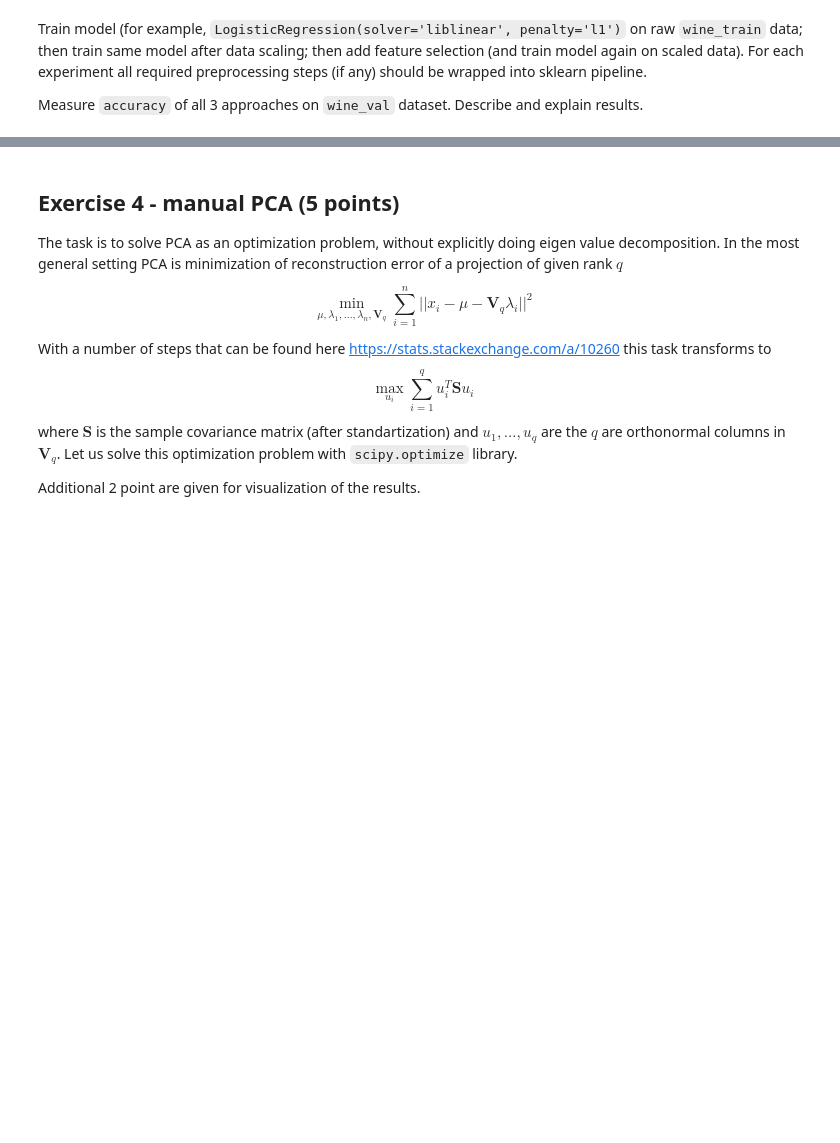
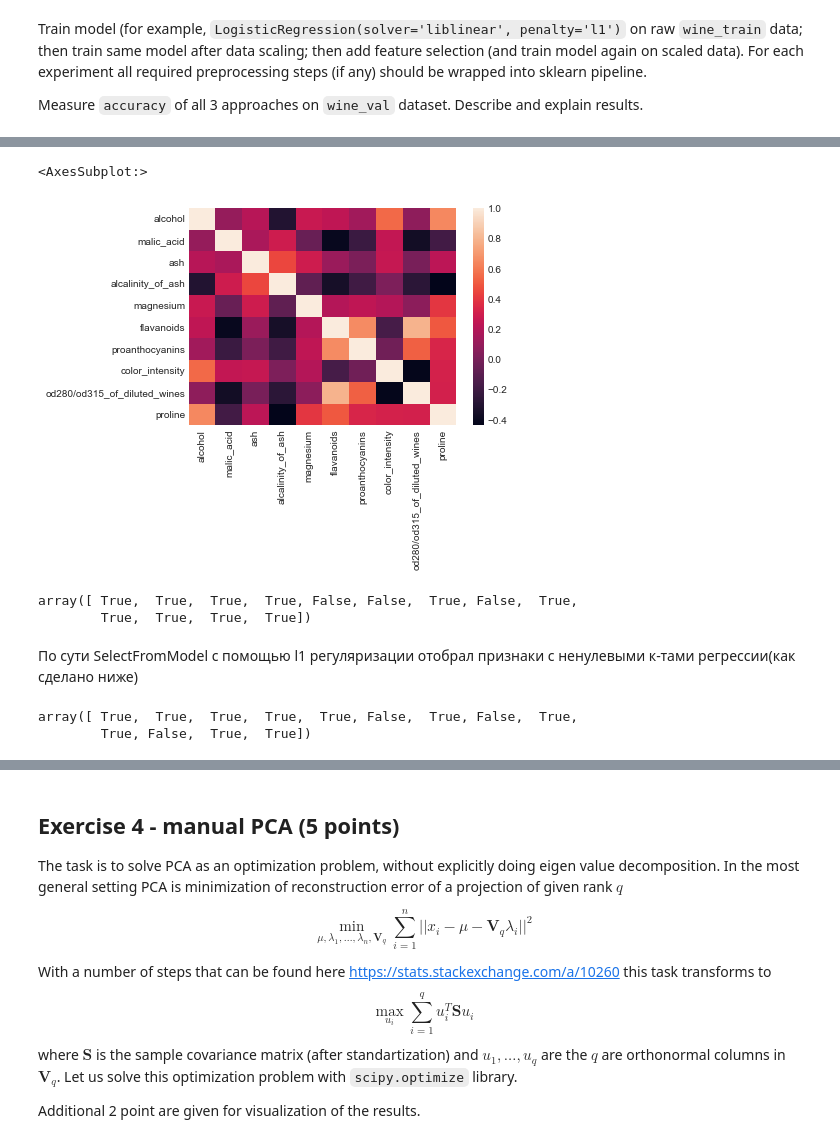
Before and after one commit to egorherby/rs_school_ml_course, a Jupyter notebook: feature_engineering_selection/homework.ipynb, the cells around one changed output, grey strips where cells are left out. Saved outputs shown, nothing was run; the diff lists cells and outputs as text; code cells hidden in the pictures; blank space fills up the shorter version.

```diff
--- a/feature_engineering_selection/homework.ipynb
+++ b/feature_engineering_selection/homework.ipynb
@@ -205,0 +320,5 @@ Measure `accuracy` of all 3 approaches on `wine_val` dataset. Describe and expla
+# %%
+sns.heatmap(wine_data.iloc[:,selector.get_support()].corr())
+# %% [output]
+<AxesSubplot:>
+[figure, added]
@@ -205,0 +328,12 @@ Measure `accuracy` of all 3 approaches on `wine_val` dataset. Describe and expla
+# %%
+selector.get_support()
+# %% [output]
+array([ True,  True,  True,  True, False, False,  True, False,  True,
+        True,  True,  True,  True])
+# %% [markdown]
+По сути SelectFromModel c помощью l1 регуляризации отобрал признаки с ненулевыми к-тами регрессии(как сделано ниже)
+# %%
+LogisticRegression(penalty='l1', solver='liblinear').fit(wine_train, wine_labels_train).coef_.mean(0)!=0
+# %% [output]
+array([ True,  True,  True,  True,  True, False,  True, False,  True,
+        True, False,  True,  True])
```
Also changed, not shown: parts of 56 cells of this notebook.
